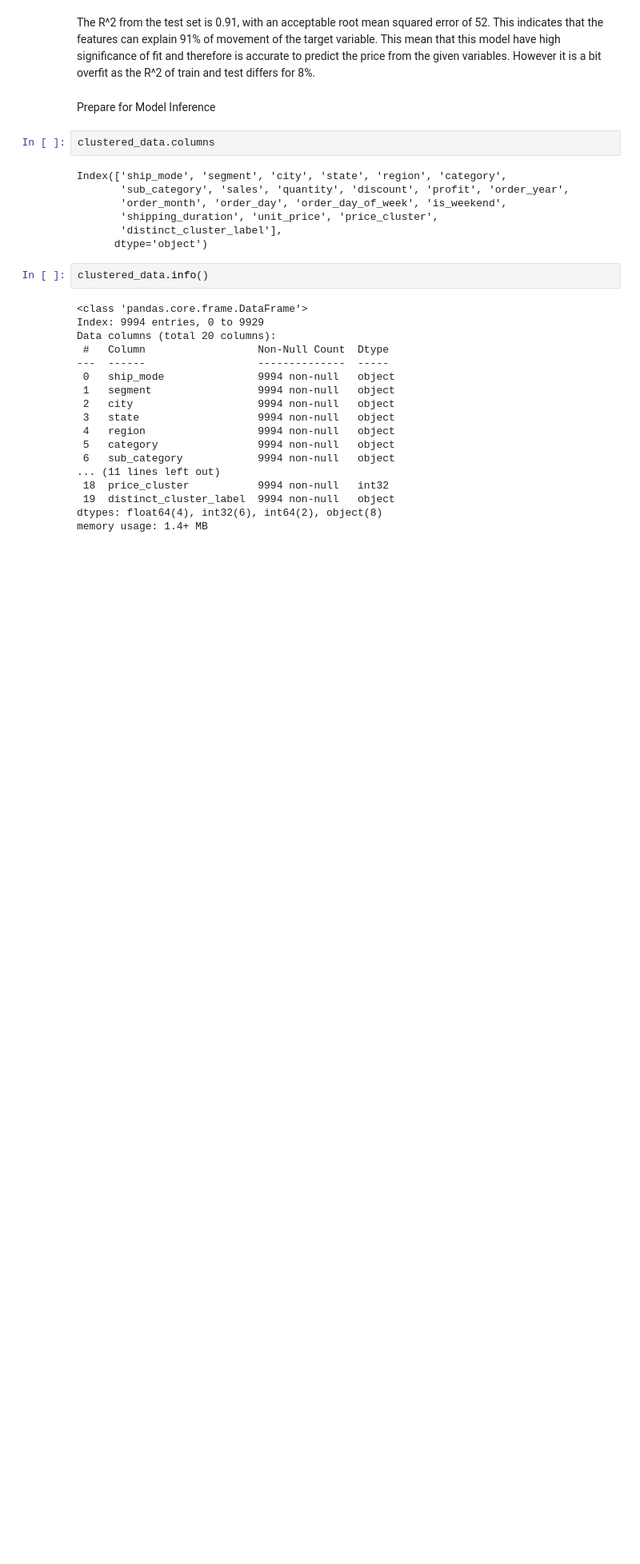
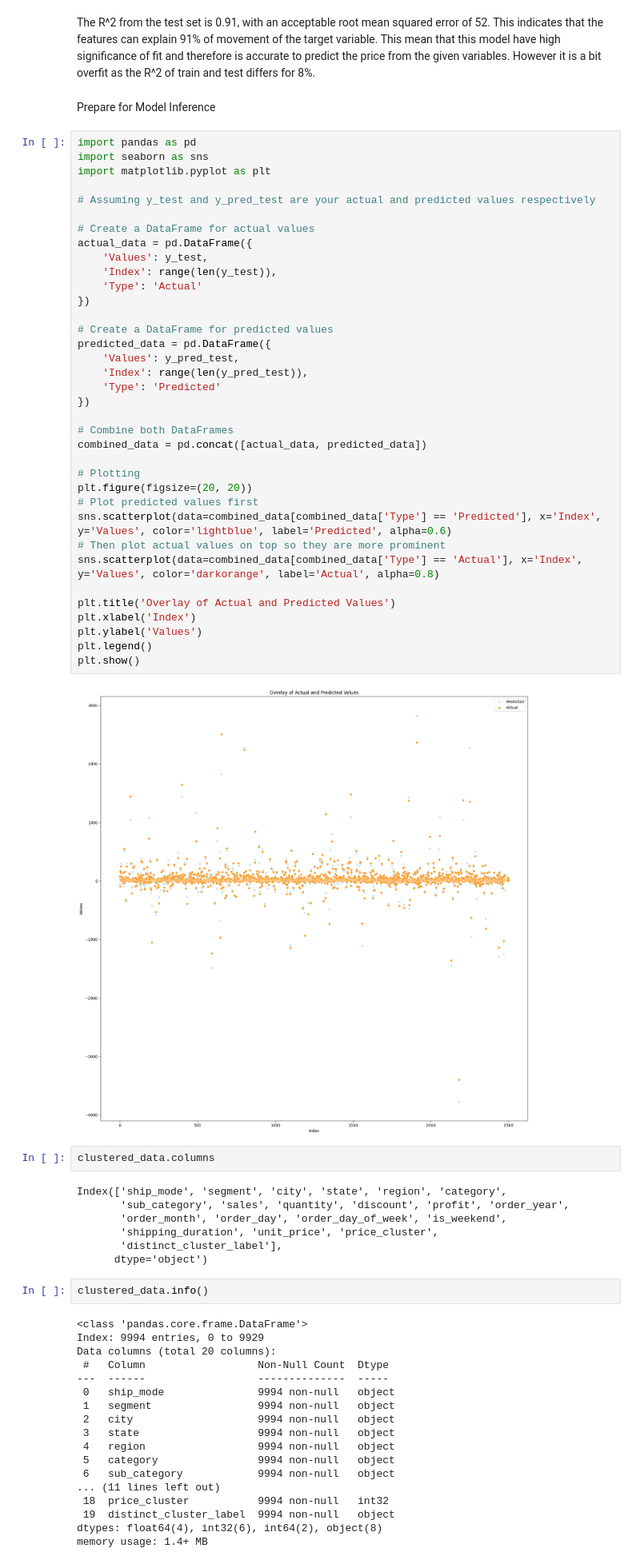
Before and after one commit to FTDS-assignment-bay/p2-final-project-ftds-003-bsd-group-001, a Jupyter notebook: final.ipynb, the cells around one changed output. Shown at 80% size. Cells and saved outputs as stored; diff of their text form; blank space fills up the shorter version.

```diff
--- a/final.ipynb
+++ b/final.ipynb
@@ -604,6 +618,44 @@ RMSE Test-set: 52.19469278061737
 The R^2 from the test set is 0.91, with an acceptable root mean squared error of 52. This indicates that the features can explain 91% of movement of the target variable. This mean that this model have high significance of fit and therefore is accurate to predict the price from the given variables. However it is a bit overfit as the R^2 of train and test differs for 8%.
 # %% [markdown]
 Prepare for Model Inference
+# %%
+import pandas as pd
+import seaborn as sns
+import matplotlib.pyplot as plt
+
+# Assuming y_test and y_pred_test are your actual and predicted values respectively
+
+# Create a DataFrame for actual values
+actual_data = pd.DataFrame({
+    'Values': y_test,
+    'Index': range(len(y_test)),
+    'Type': 'Actual'
+})
+
+# Create a DataFrame for predicted values
+predicted_data = pd.DataFrame({
+    'Values': y_pred_test,
+    'Index': range(len(y_pred_test)),
+    'Type': 'Predicted'
+})
+
+# Combine both DataFrames
+combined_data = pd.concat([actual_data, predicted_data])
+
+# Plotting
+plt.figure(figsize=(20, 20))
+# Plot predicted values first
+sns.scatterplot(data=combined_data[combined_data['Type'] == 'Predicted'], x='Index', y='Values', color='lightblue', label='Predicted', alpha=0.6)
+# Then plot actual values on top so they are more prominent
+sns.scatterplot(data=combined_data[combined_data['Type'] == 'Actual'], x='Index', y='Values', color='darkorange', label='Actual', alpha=0.8)
+
+plt.title('Overlay of Actual and Predicted Values')
+plt.xlabel('Index')
+plt.ylabel('Values')
+plt.legend()
+plt.show()
+# %% [output]
+[figure, added]
 # %%
 clustered_data.columns
 # %% [output]
```
Also changed, not shown: parts of 9 cells of this notebook.
